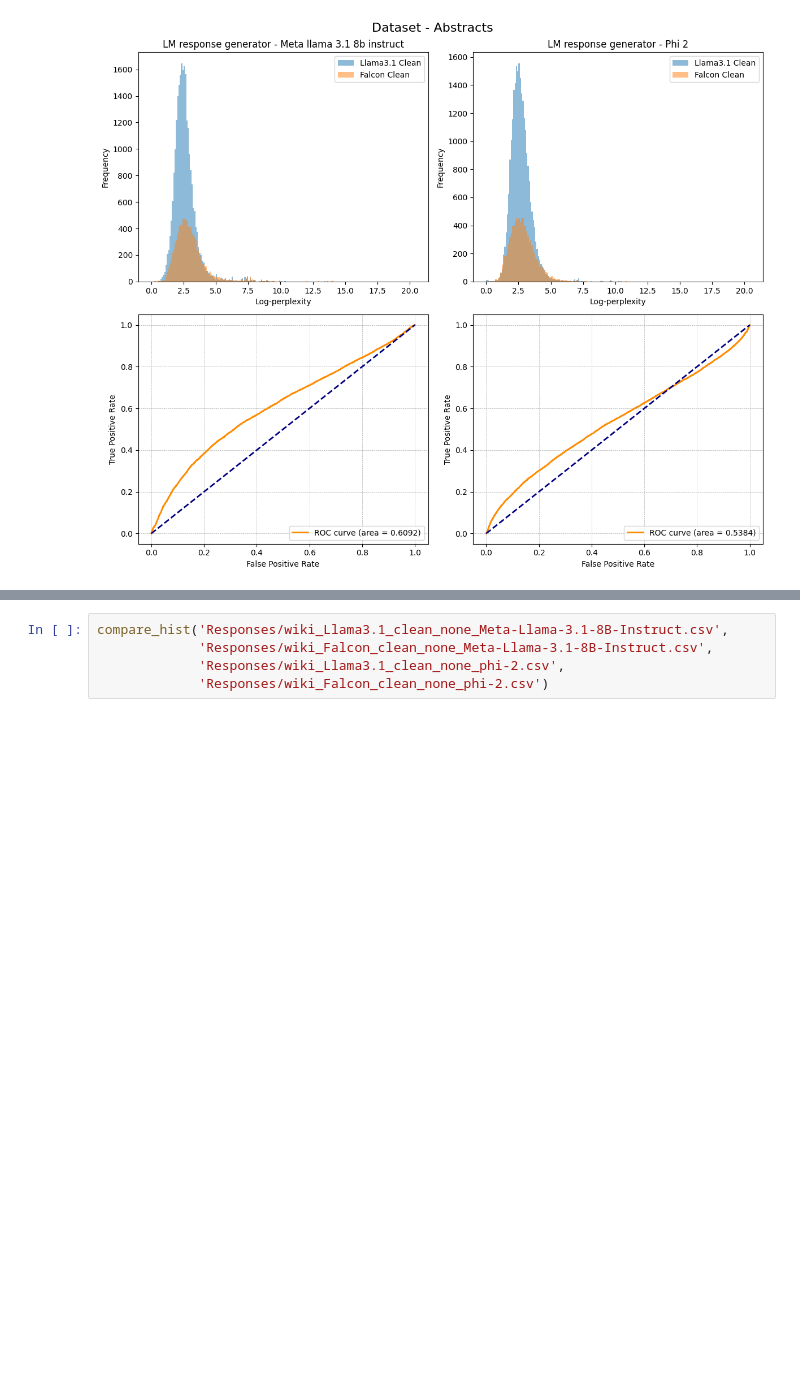
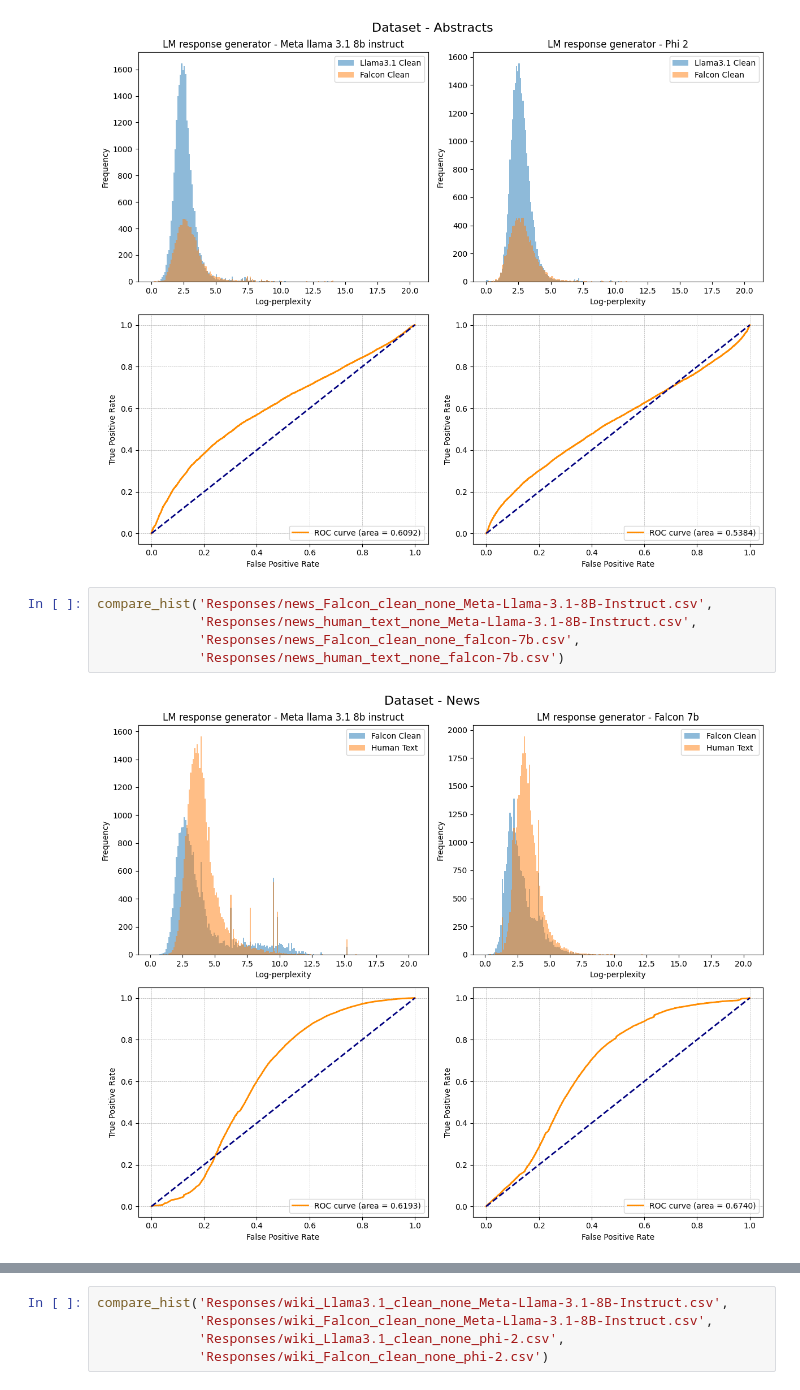
Before and after one commit to AdamVinestock/NLP-Authorship-Attribution, a Jupyter notebook: analyze_response.ipynb, the cells around one changed output, grey strips where cells are left out. Drawn from its saved outputs; the diff is of its cells as text; blank space fills up the shorter version.

```diff
--- a/analyze_response.ipynb
+++ b/analyze_response.ipynb
@@ -481,3 +690,10 @@ compare_hist('Responses/abstracts_Llama3.1_clean_none_Meta-Llama-3.1-8B-Instruct
              'Responses/abstracts_Falcon_clean_none_phi-2.csv')
 # %% [output]
 [figure]
+# %%
+compare_hist('Responses/news_Falcon_clean_none_Meta-Llama-3.1-8B-Instruct.csv',
+             'Responses/news_human_text_none_Meta-Llama-3.1-8B-Instruct.csv',
+             'Responses/news_Falcon_clean_none_falcon-7b.csv',
+             'Responses/news_human_text_none_falcon-7b.csv')
+# %% [output]
+[figure, added]
```
Also changed, not shown: parts of 7 cells of this notebook, 32 other files.
